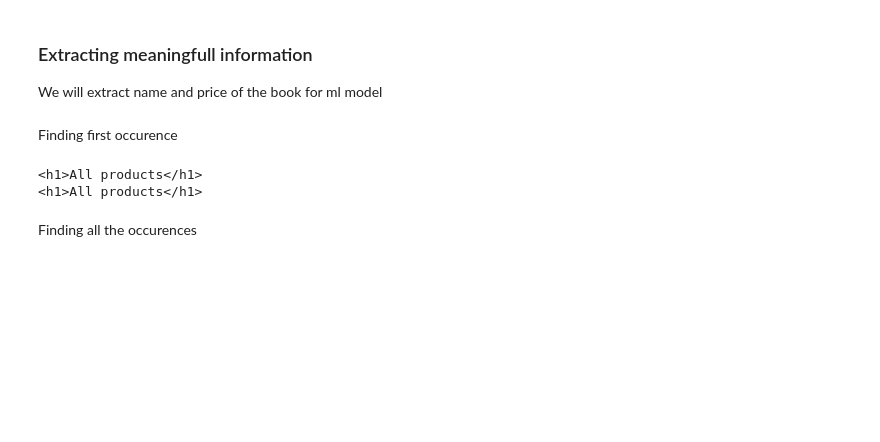
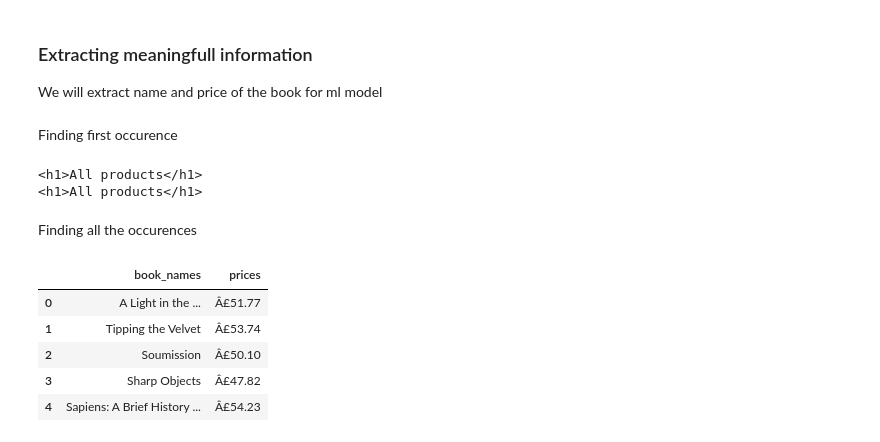
Before and after one commit to tahaftm/Prime-AIML, a Jupyter notebook: Data collection/webscraping/scraping with beautiful soup.ipynb, the cells around one changed output. Saved outputs shown, nothing was run; the diff lists cells and outputs as text; code cells hidden in the pictures; blank space fills up the shorter version.

Commit message:
Converted into dataframe

```diff
--- a/Data collection/webscraping/scraping with beautiful soup.ipynb
+++ b/Data collection/webscraping/scraping with beautiful soup.ipynb
@@ -45,7 +45,21 @@ print(soup.h1)
 Finding all the occurences
 # %%
 all_h3 = soup.find_all("h3")
-
+names = []
+prices= []
 for h3 in all_h3:
     name = h3.get_text(strip=True)
     price = h3.find_next("div").select("p.price_color")[0].get_text(strip = True)
+    names.append(name)
+    prices.append(price)
+# %%
+import pandas as pd
+df = pd.DataFrame({"book_names":names, "prices":prices})
+df.head()
+# %% [output]
+|  | book_names | prices |
+| 0 | A Light in the ... | Â£51.77 |
+| 1 | Tipping the Velvet | Â£53.74 |
+| 2 | Soumission | Â£50.10 |
+| 3 | Sharp Objects | Â£47.82 |
+| 4 | Sapiens: A Brief History ... | Â£54.23 |
```
